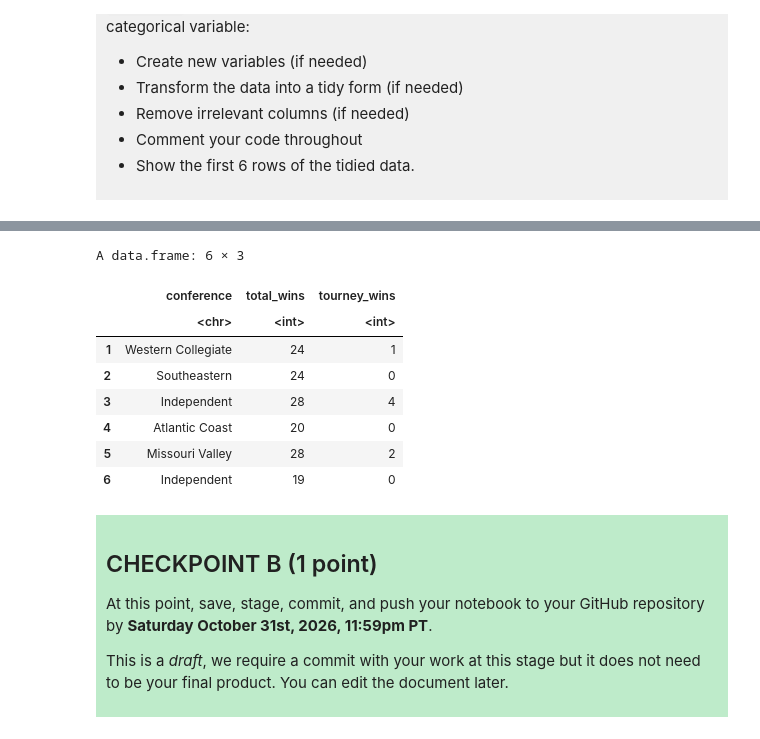
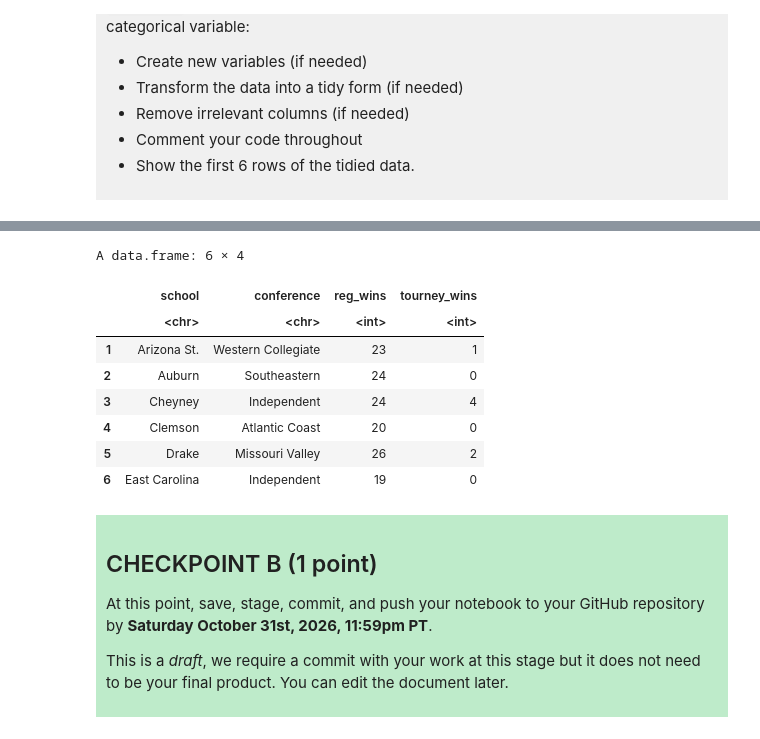
Before and after one commit to delta0312/dsci-100-project-Delta-Huang, a Jupyter notebook: dsci-100-project-notebook.ipynb, the cells around one changed output, grey strips where cells are left out. Drawn from its saved outputs; the diff is of its cells as text; code cells hidden in the pictures.

```diff
--- a/dsci-100-project-notebook.ipynb
+++ b/dsci-100-project-notebook.ipynb
@@ -215,18 +204,19 @@ library(tidyverse)
 # %%
-data_filtered <- select(data, conference, total_wins, tourney_wins)
+data_filtered <- data |>
+  select(school, conference, reg_wins, tourney_wins)
 
 head(data_filtered, 6)
-#filtered out conference total wins and tourney wins, then displayed the first 6 rows
+#filtered out school, conference, total wins, and tourney wins, then displayed the first 6 rows
 # %% [output]
-A data.frame: 6 × 3
+A data.frame: 6 × 4
-|  | conference | total_wins | tourney_wins |
-|  | <chr> | <int> | <int> |
-| 1 | Western Collegiate | 24 | 1 |
-| 2 | Southeastern | 24 | 0 |
-| 3 | Independent | 28 | 4 |
-| 4 | Atlantic Coast | 20 | 0 |
-| 5 | Missouri Valley | 28 | 2 |
-| 6 | Independent | 19 | 0 |
+|  | school | conference | reg_wins | tourney_wins |
+|  | <chr> | <chr> | <int> | <int> |
+| 1 | Arizona St. | Western Collegiate | 23 | 1 |
+| 2 | Auburn | Southeastern | 24 | 0 |
+| 3 | Cheyney | Independent | 24 | 4 |
+| 4 | Clemson | Atlantic Coast | 20 | 0 |
+| 5 | Drake | Missouri Valley | 26 | 2 |
+| 6 | East Carolina | Independent | 19 | 0 |
 # %% [markdown]
 <div style="background-color: #beebca; padding: 10px;">
 
```
Also changed, not shown: parts of 14 cells of this notebook.
